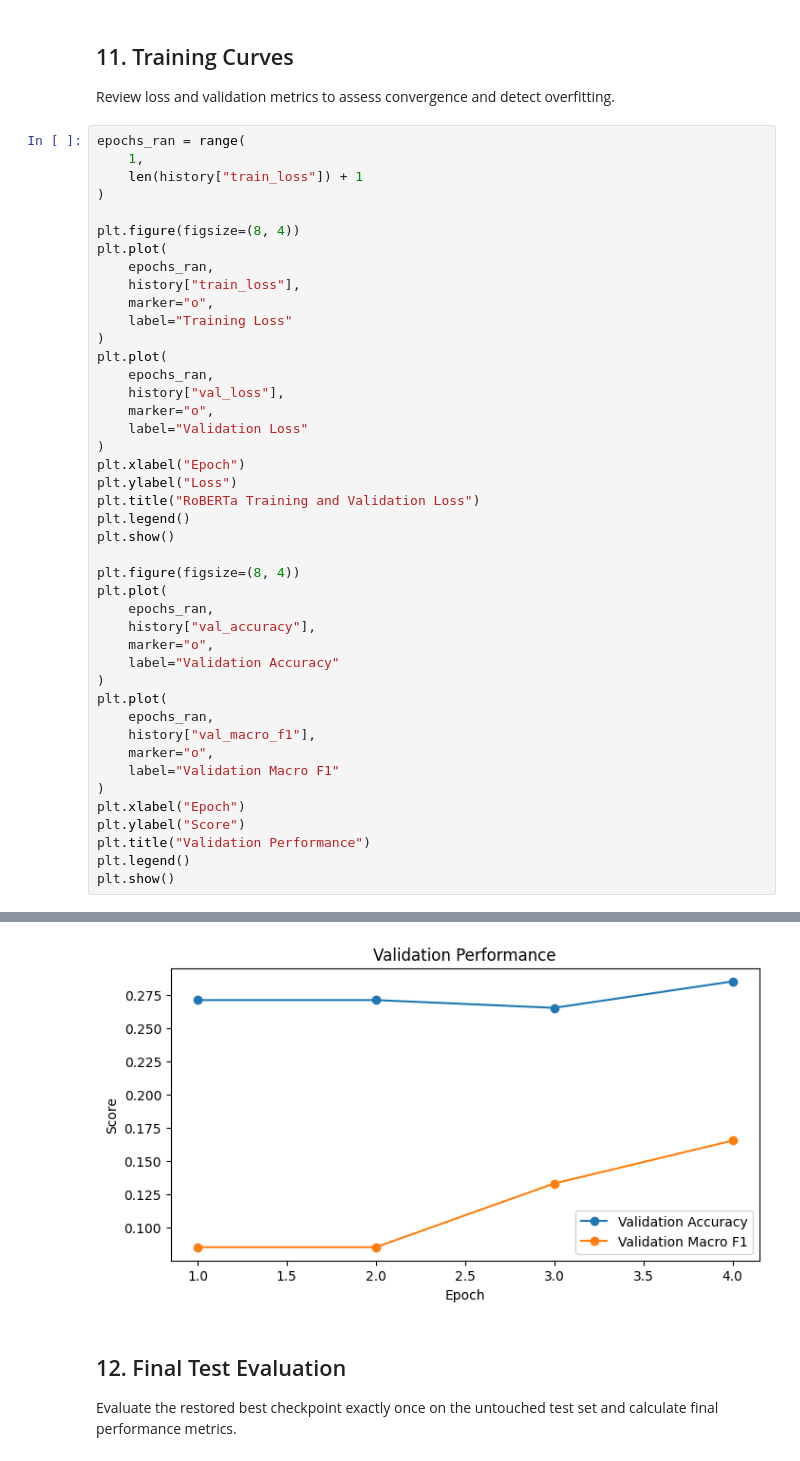
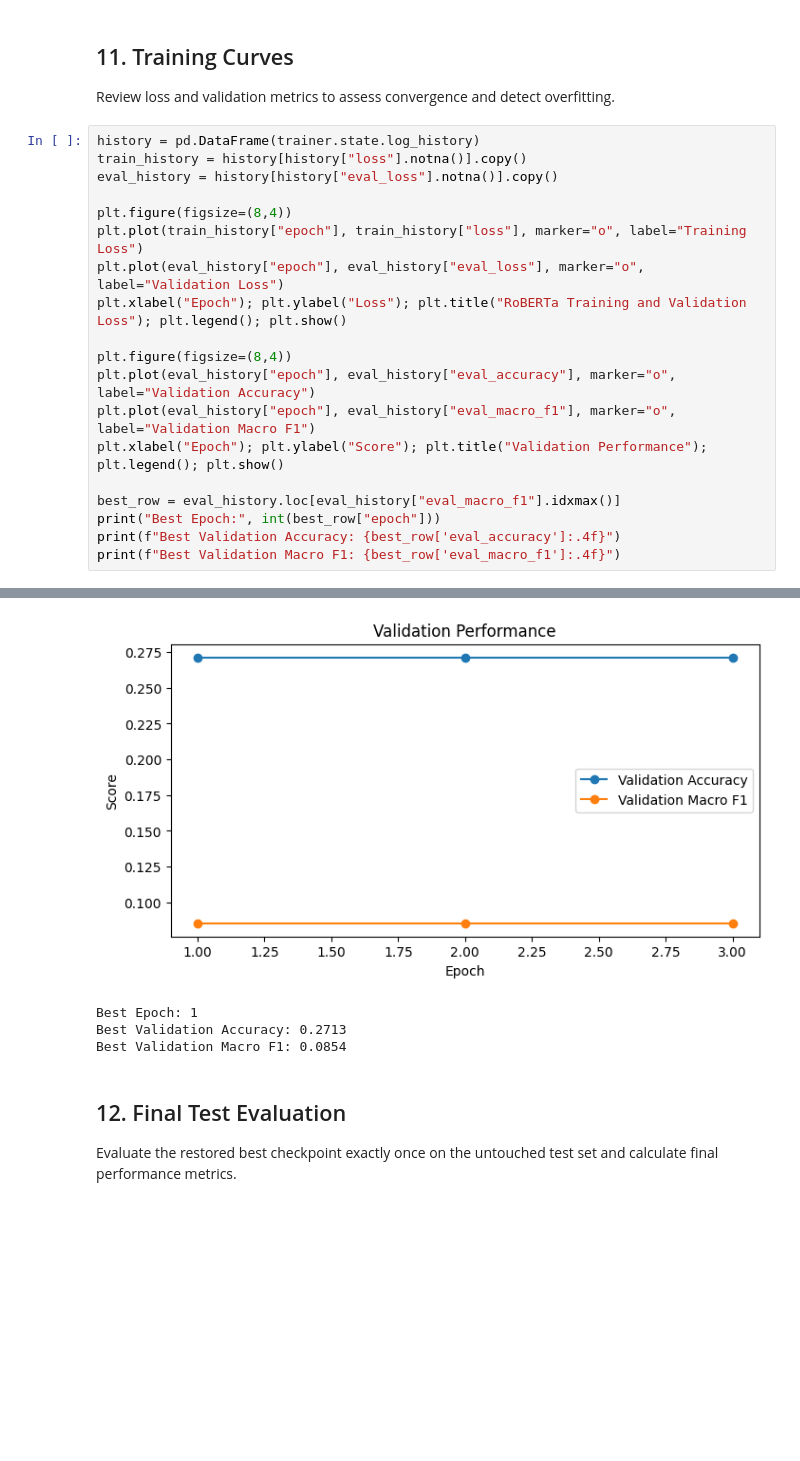
Before and after one commit to praneeth-cs/Deep-Learning-Projects, a Jupyter notebook: RoBERTa - SST-5 Sentiment Classification/RoBERTa_SST_5_Sentiment_Classification.ipynb, the cells around one changed output, grey strips where cells are left out. Drawn from its saved outputs; the diff is of its cells as text; blank space fills up the shorter version.

Commit message:
RoBERTa - SST-5 Sentiment Classification Project

```diff
--- a/RoBERTa - SST-5 Sentiment Classification/RoBERTa_SST_5_Sentiment_Classification.ipynb
+++ b/RoBERTa - SST-5 Sentiment Classification/RoBERTa_SST_5_Sentiment_Classification.ipynb
@@ -590,46 +413,22 @@ Best Validation Macro F1: 0.1656
 
 Review loss and validation metrics to assess convergence and detect overfitting.
 # %%
-epochs_ran = range(
-    1,
-    len(history["train_loss"]) + 1
-)
+history = pd.DataFrame(trainer.state.log_history)
+train_history = history[history["loss"].notna()].copy()
+eval_history = history[history["eval_loss"].notna()].copy()
 
-plt.figure(figsize=(8, 4))
-plt.plot(
-    epochs_ran,
-    history["train_loss"],
-    marker="o",
-    label="Training Loss"
-)
-plt.plot(
-    epochs_ran,
-    history["val_loss"],
-    marker="o",
-    label="Validation Loss"
-)
-plt.xlabel("Epoch")
-plt.ylabel("Loss")
-plt.title("RoBERTa Training and Validation Loss")
-plt.legend()
-plt.show()
+plt.figure(figsize=(8,4))
+plt.plot(train_history["epoch"], train_history["loss"], marker="o", label="Training Loss")
+plt.plot(eval_history["epoch"], eval_history["eval_loss"], marker="o", label="Validation Loss")
+plt.xlabel("Epoch"); plt.ylabel("Loss"); plt.title("RoBERTa Training and Validation Loss"); plt.legend(); plt.show()
 
-plt.figure(figsize=(8, 4))
-plt.plot(
-    epochs_ran,
-    history["val_accuracy"],
-    marker="o",
-    label="Validation Accuracy"
-)
-plt.plot(
-    epochs_ran,
-    history["val_macro_f1"],
-    marker="o",
-    label="Validation Macro F1"
-)
-plt.xlabel("Epoch")
-plt.ylabel("Score")
-plt.title("Validation Performance")
-plt.legend()
-plt.show()
+plt.figure(figsize=(8,4))
+plt.plot(eval_history["epoch"], eval_history["eval_accuracy"], marker="o", label="Validation Accuracy")
+plt.plot(eval_history["epoch"], eval_history["eval_macro_f1"], marker="o", label="Validation Macro F1")
+plt.xlabel("Epoch"); plt.ylabel("Score"); plt.title("Validation Performance"); plt.legend(); plt.show()
+
+best_row = eval_history.loc[eval_history["eval_macro_f1"].idxmax()]
+print("Best Epoch:", int(best_row["epoch"]))
+print(f"Best Validation Accuracy: {best_row['eval_accuracy']:.4f}")
+print(f"Best Validation Macro F1: {best_row['eval_macro_f1']:.4f}")
 # %% [output]
@@ -637,4 +436,7 @@ plt.show()
-[figure, old version]
+[figure, new version]
+Best Epoch: 1
+Best Validation Accuracy: 0.2713
+Best Validation Macro F1: 0.0854
 # %% [markdown]
 ## 12. Final Test Evaluation
 
```
Also changed, not shown: parts of 15 cells of this notebook.
